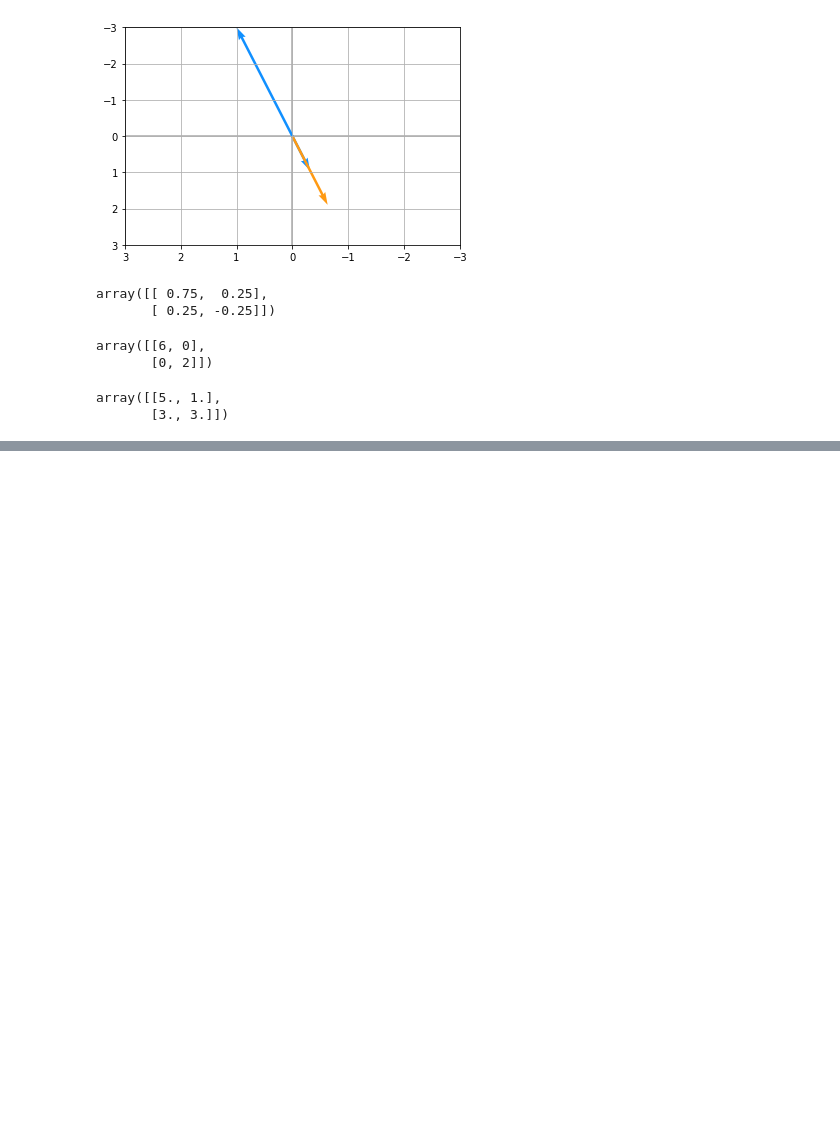
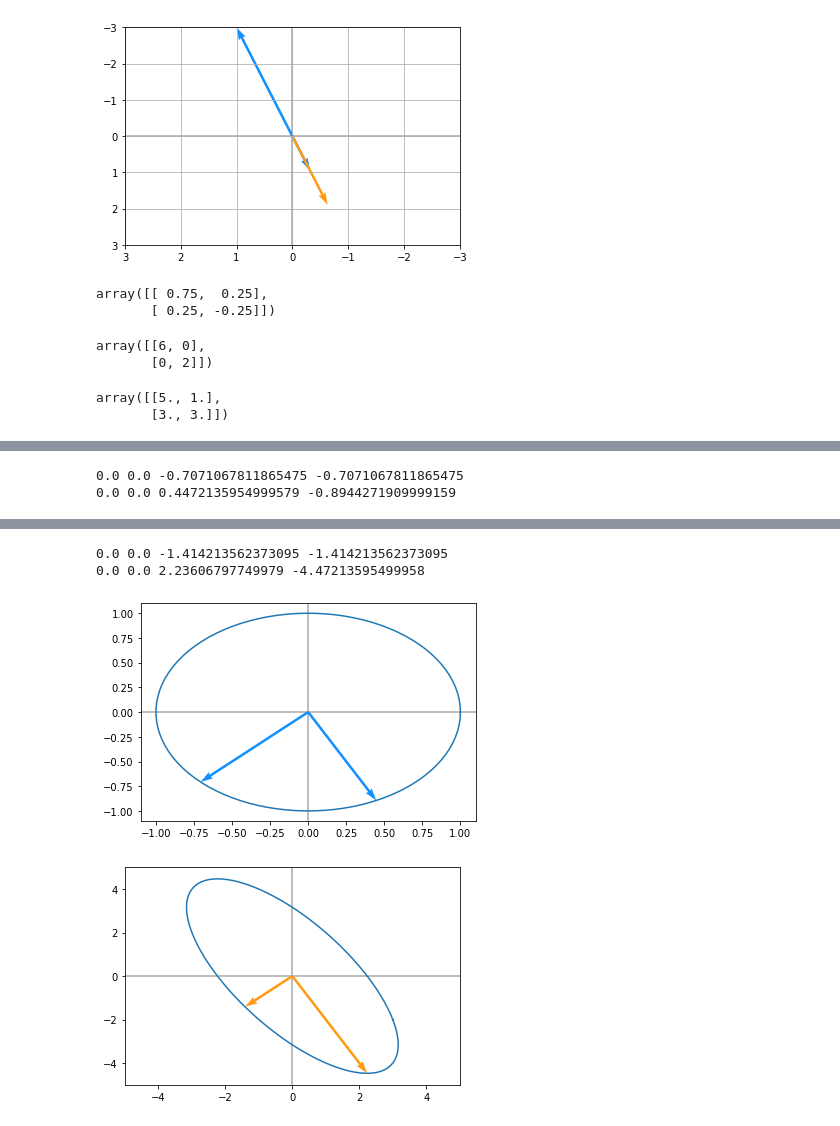
Before and after one commit to rissuuuu/DataScience, a Jupyter notebook: DeepLearning_Complete/EigenDecomposition.ipynb, the cells around one changed output, grey strips where cells are left out. Cells and saved outputs as stored; diff of their text form; code cells hidden in the pictures; blank space fills up the shorter version.

```diff
--- a/DeepLearning_Complete/EigenDecomposition.ipynb
+++ b/DeepLearning_Complete/EigenDecomposition.ipynb
@@ -145,0 +166,29 @@ array([[5., 1.],
+# %%
+def linear_transform(tm):
+    orange = '#FF9A13'
+    blue = '#1190FF'
+    # Create original set of unit vectors
+    t = np.linspace(0, 2*np.pi, 100)
+    x = np.cos(t)
+    y = np.sin(t)
+
+    eigvec=np.linalg.eig(tm)[1]
+    eigval=np.diag(np.linalg.eig(tm)[0])
+
+    new_x=np.zeros(len(x))
+    new_y=np.zeros(len(x))
+    for i in range(len(x)):
+        unit_i=np.array([x[i],y[i]])
+        new_xy=tm.dot(unit_i)
+        new_x[i]=new_xy[0]
+        new_y[i]=new_xy[1]
+    plot_vector([eigvec[:,0],eigvec[:,1]],cols=[blue,blue])
+    pl.plot(x,y)
+    plot_vector([eigval[0,0]*eigvec[:,0],eigval[1,1]*eigvec[:,1]],cols=[orange,orange])
+    pl.plot(new_x,new_y)
+    pl.xlim(-5,5)
+    pl.ylim(-5,5)
+    pl.show()
+A = np.array([[3,-1], [-2, 4]])
+linear_transform(A)
+# %% [output]
@@ -145,0 +198,2 @@ array([[5., 1.],
+0.0 0.0 -0.7071067811865475 -0.7071067811865475
+0.0 0.0 0.4472135954999579 -0.8944271909999159
@@ -145,0 +203,4 @@ array([[5., 1.],
+0.0 0.0 -1.414213562373095 -1.414213562373095
+0.0 0.0 2.23606797749979 -4.47213595499958
+[figure, added]
+[figure, added]
```
Also changed, not shown: parts of 5 cells of this notebook.
